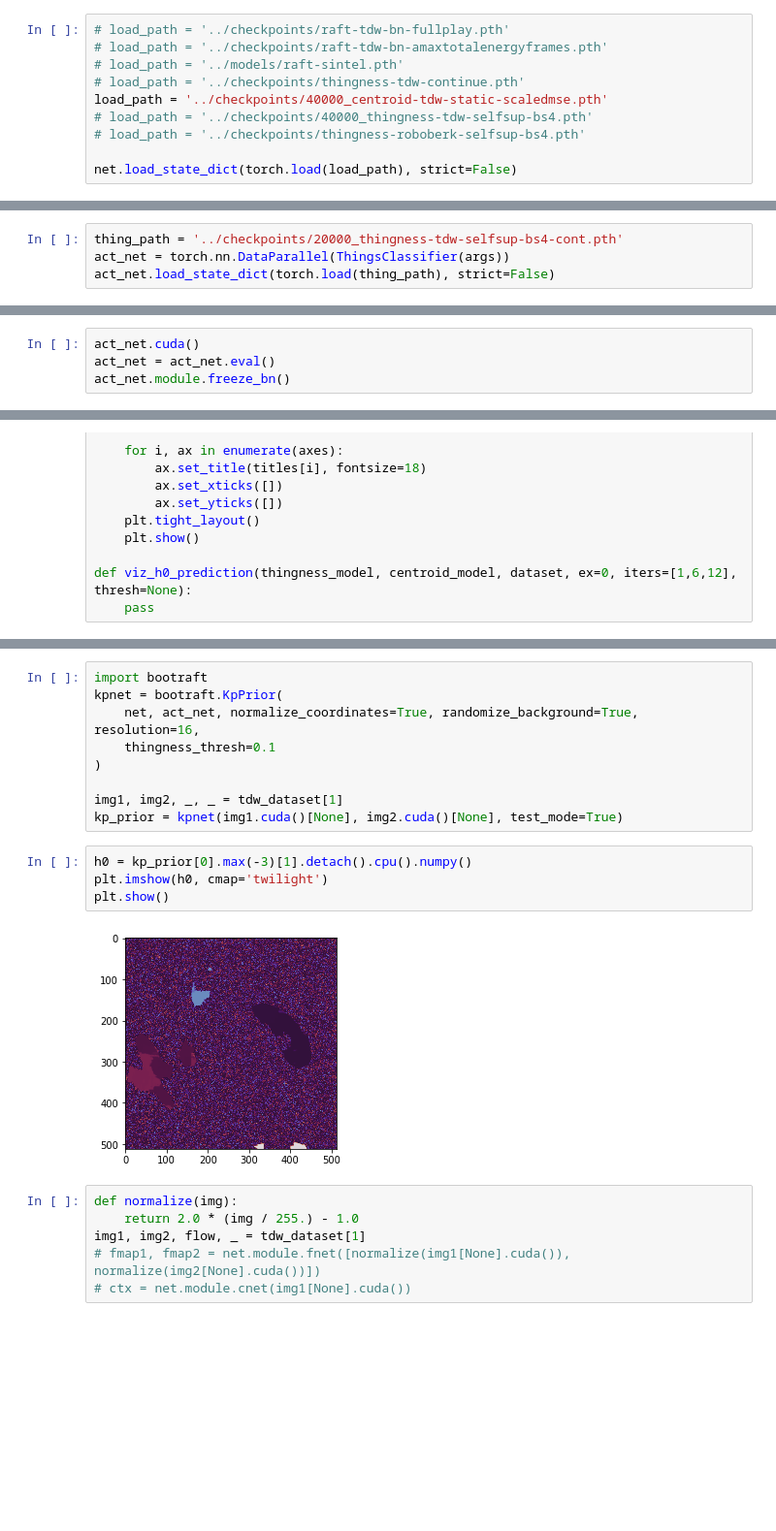
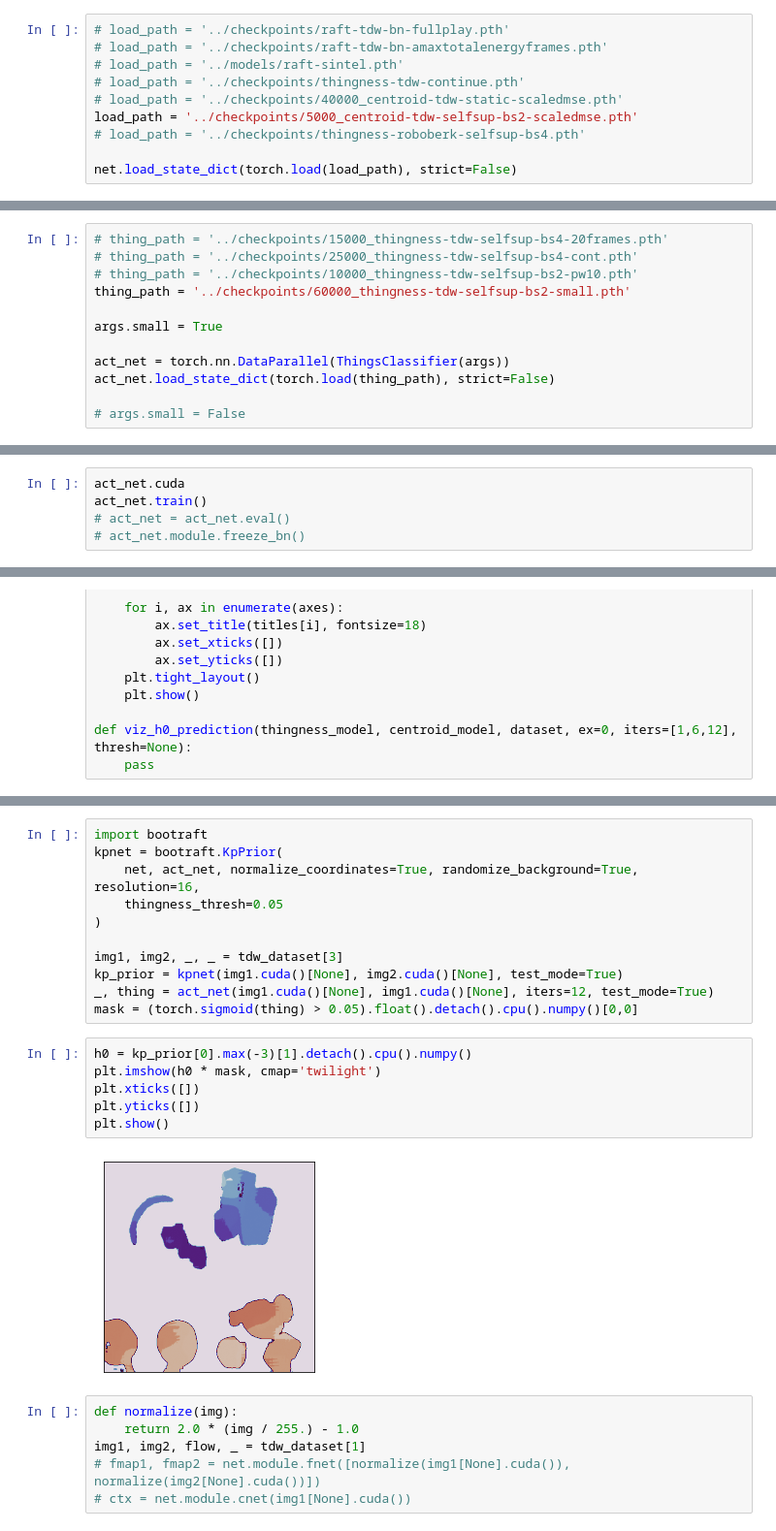
Before and after one commit to neuroailab/RAFT, a Jupyter notebook: notebooks/TDW_dataloading_020522.ipynb, the cells around one changed output, grey strips where cells are left out. Shown at 97% size. Saved outputs shown, nothing was run; the diff lists cells and outputs as text; blank space fills up the shorter version.

```diff
--- a/notebooks/TDW_dataloading_020522.ipynb
+++ b/notebooks/TDW_dataloading_020522.ipynb
@@ -75,8 +75,8 @@ net = torch.nn.DataParallel(CentroidRegressor(args))
 # load_path = '../checkpoints/raft-tdw-bn-amaxtotalenergyframes.pth'
 # load_path = '../models/raft-sintel.pth'
 # load_path = '../checkpoints/thingness-tdw-continue.pth'
-load_path = '../checkpoints/40000_centroid-tdw-static-scaledmse.pth'
-# load_path = '../checkpoints/40000_thingness-tdw-selfsup-bs4.pth'
+# load_path = '../checkpoints/40000_centroid-tdw-static-scaledmse.pth'
+load_path = '../checkpoints/5000_centroid-tdw-selfsup-bs2-scaledmse.pth'
 # load_path = '../checkpoints/thingness-roboberk-selfsup-bs4.pth'
 
 net.load_state_dict(torch.load(load_path), strict=False)
@@ -87,12 +87,21 @@ net.cuda()
 net = net.train()
 # net.module.freeze_bn()
 # %%
-thing_path = '../checkpoints/20000_thingness-tdw-selfsup-bs4-cont.pth'
+# thing_path = '../checkpoints/15000_thingness-tdw-selfsup-bs4-20frames.pth'
+# thing_path = '../checkpoints/25000_thingness-tdw-selfsup-bs4-cont.pth'
+# thing_path = '../checkpoints/10000_thingness-tdw-selfsup-bs2-pw10.pth'
+thing_path = '../checkpoints/60000_thingness-tdw-selfsup-bs2-small.pth'
+
+args.small = True
+
 act_net = torch.nn.DataParallel(ThingsClassifier(args))
 act_net.load_state_dict(torch.load(thing_path), strict=False)
+
+# args.small = False
 # %% [output]
 <All keys matched successfully>
 # %%
-act_net.cuda()
-act_net = act_net.eval()
-act_net.module.freeze_bn()
+act_net.cuda
+act_net.train()
+# act_net = act_net.eval()
+# act_net.module.freeze_bn()
@@ -184,17 +217,21 @@ viz_raft_prediction(act_net, tdw_dataset, ex=1, iters=[1,6,12,24], thingness=Tru
 import bootraft
 kpnet = bootraft.KpPrior(
     net, act_net, normalize_coordinates=True, randomize_background=True, resolution=16,
-    thingness_thresh=0.1
+    thingness_thresh=0.05
 )
 
-img1, img2, _, _ = tdw_dataset[1]
+img1, img2, _, _ = tdw_dataset[3]
 kp_prior = kpnet(img1.cuda()[None], img2.cuda()[None], test_mode=True)
+_, thing = act_net(img1.cuda()[None], img1.cuda()[None], iters=12, test_mode=True)
+mask = (torch.sigmoid(thing) > 0.05).float().detach().cpu().numpy()[0,0]
 # %%
 h0 = kp_prior[0].max(-3)[1].detach().cpu().numpy()
-plt.imshow(h0, cmap='twilight')
+plt.imshow(h0 * mask, cmap='twilight')
+plt.xticks([])
+plt.yticks([])
 plt.show()
 # %% [output]
-[figure, old version]
+[figure, new version]
 # %%
 def normalize(img):
     return 2.0 * (img / 255.) - 1.0
```
Also changed, not shown: parts of 5 cells of this notebook, 9 other files.
